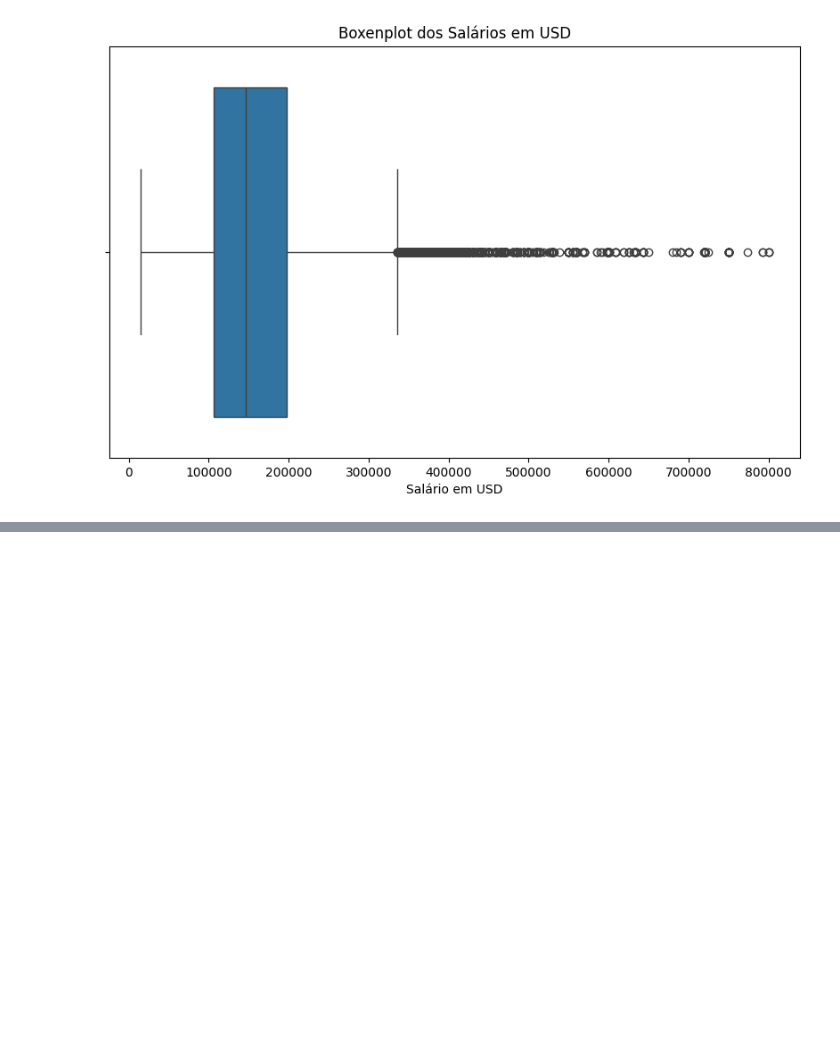
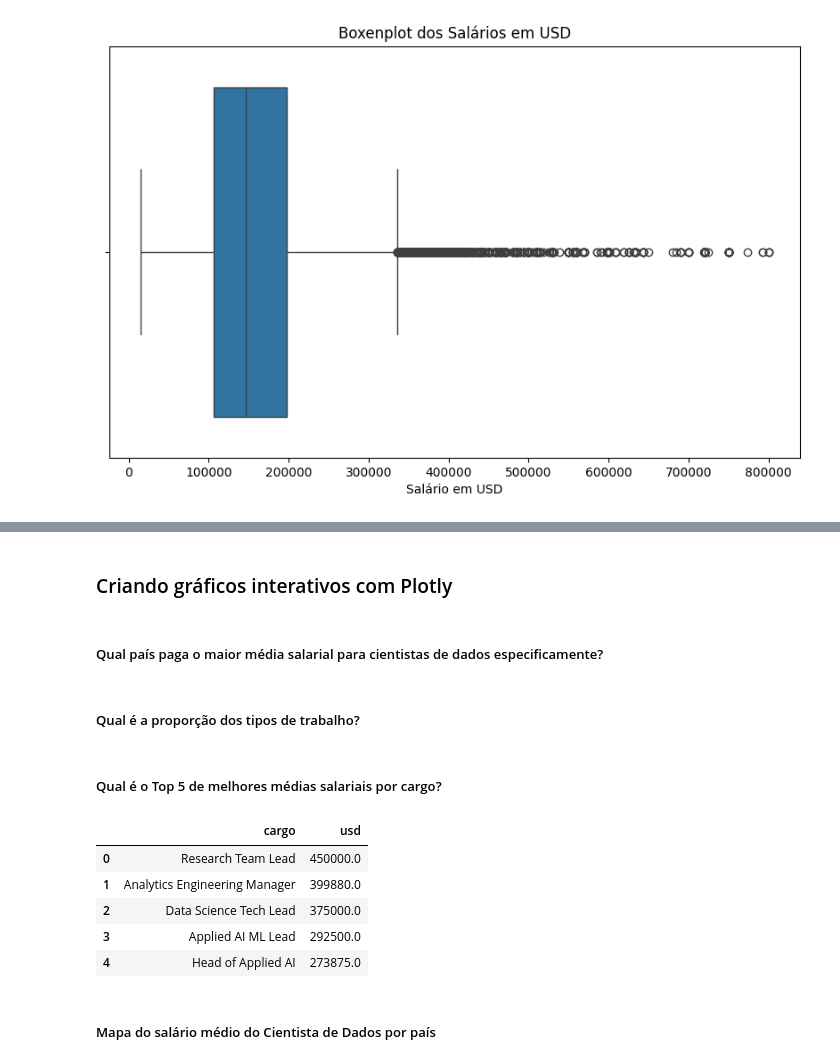
Before and after one commit to TheGabrielVieira/data-jobs-python, a Jupyter notebook: salary_jobs_dev.ipynb, the cells around one changed output, grey strips where cells are left out. Drawn from its saved outputs; the diff is of its cells as text; code cells hidden in the pictures; blank space fills up the shorter version.

```diff
--- a/salary_jobs_dev.ipynb
+++ b/salary_jobs_dev.ipynb
@@ -492,0 +523,2 @@ plt.show()
+# %% [markdown]
+### Criando gráficos interativos com Plotly
@@ -492,0 +527,2 @@ plt.show()
+# %% [markdown]
+##### Qual país paga o maior média salarial para cientistas de dados especificamente?
@@ -492,0 +537,2 @@ plt.show()
+# %% [markdown]
+##### Qual é a proporção dos tipos de trabalho?
@@ -492,0 +546,12 @@ plt.show()
+# %% [markdown]
+##### Qual é o Top 5 de melhores médias salariais por cargo?
+# %%
+top_cargos = df_limpo.groupby('cargo')['usd'].mean().sort_values(ascending=False).head(5).reset_index()
+top_cargos
+# %% [output]
+|  | cargo | usd |
+| 0 | Research Team Lead | 450000.0 |
+| 1 | Analytics Engineering Manager | 399880.0 |
+| 2 | Data Science Tech Lead | 375000.0 |
+| 3 | Applied AI ML Lead | 292500.0 |
+| 4 | Head of Applied AI | 273875.0 |
@@ -492,0 +562,2 @@ plt.show()
+# %% [markdown]
+##### Mapa do salário médio do Cientista de Dados por país
```
Also changed, not shown: parts of 13 cells of this notebook, 1 other file.
